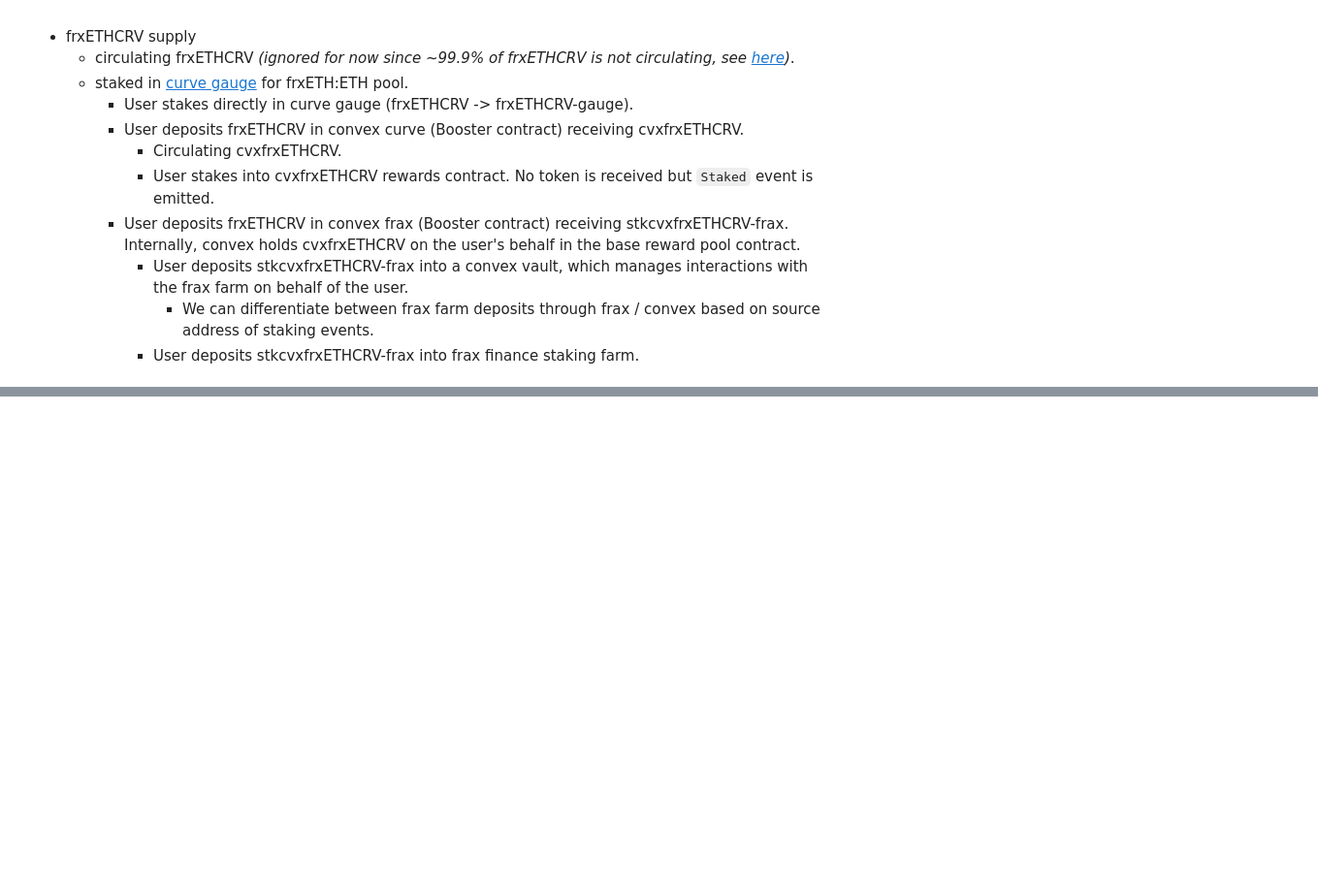
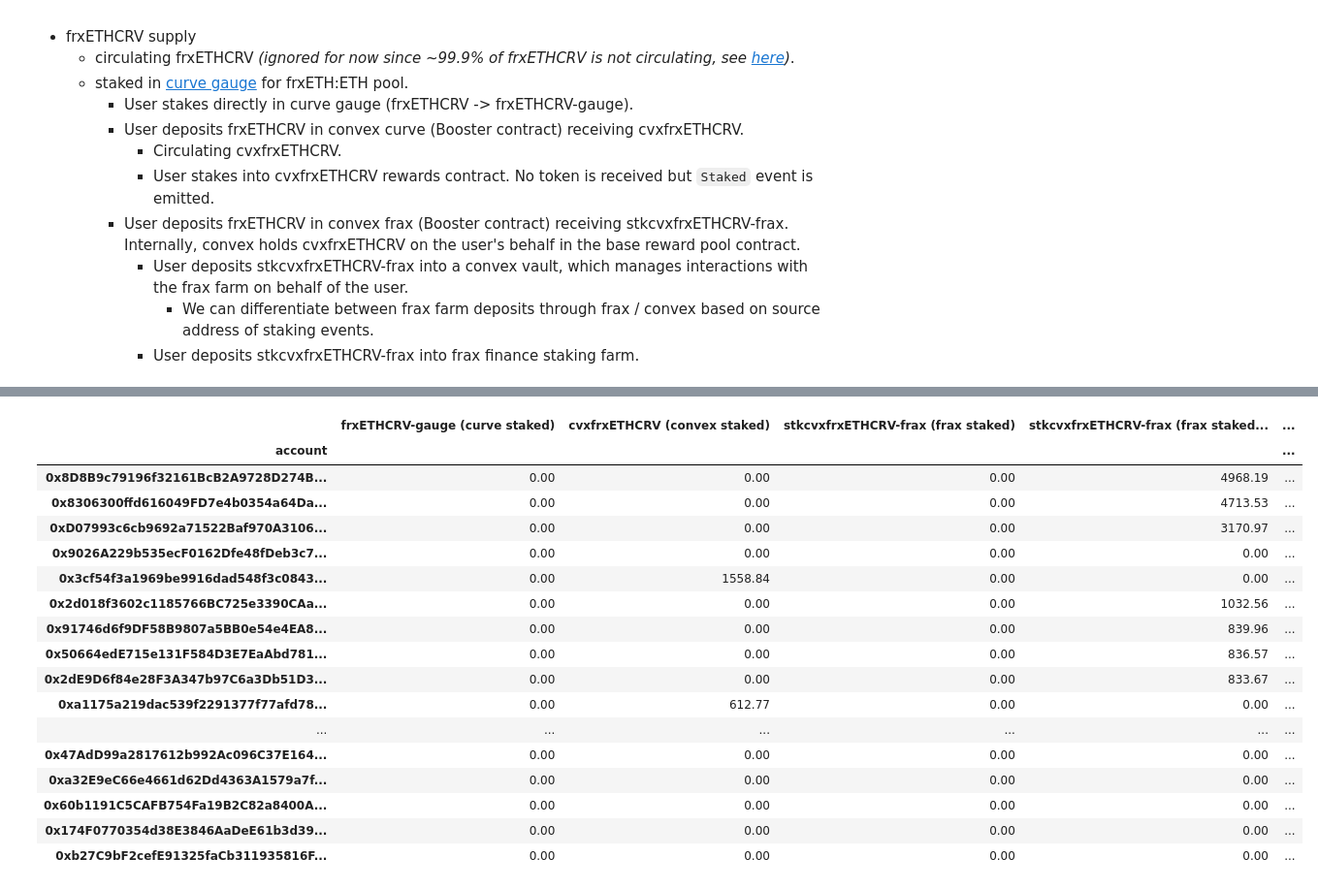
Before and after one commit to bam4564/flywheel, a Jupyter notebook: frxETH.ipynb, the cells around one changed output, grey strips where cells are left out. Shown at 97% size. Saved outputs shown, nothing was run; the diff lists cells and outputs as text; code cells hidden in the pictures; blank space fills up the shorter version.

Commit message:
Finished frxETHCRV analysis

```diff
--- a/frxETH.ipynb
+++ b/frxETH.ipynb
@@ -372,0 +314,4 @@ df_final.head()
+# %%
+df_circ_stkcvxfrxETHCRV_frax = get_erc20_balance_for_all_accounts(ADDRESS_CONVEX_STAKING_WRAPPER_FRAX, 0)
+df_circ_stkcvxfrxETHCRV_frax = remove_nrows_with_value(df_circ_stkcvxfrxETHCRV_frax, ADDRESS_FRAX_FARM_stkcvxfrxETHETH)
+df_circ_stkcvxfrxETHCRV_frax = df_circ_stkcvxfrxETHCRV_frax.rename(columns={'value': 'stkcvxfrxETHCRV-frax (circulating)'})
@@ -372,0 +328,7 @@ df_final.head()
+# %%
+df_convex_staking = remove_nrows_with_value(df_convex, ADDRESS_CONVEX_STAKING_WRAPPER_FRAX, key='account')
+df_convex_staking = (
+    df_convex_staking.rename(columns={'amount': 'cvxfrxETHCRV (convex staked)'})
+    .drop(columns=['platform'])
+)
+# df_convex_staking.head(1)
@@ -372,0 +338,13 @@ df_final.head()
+# %%
+df_frax_frax = df_frax_farm.loc[df_frax_farm.platform == 'frax-farm']
+df_frax_convex = df_frax_farm.loc[df_frax_farm.platform == 'frax-farm-convex']
+df_frax_frax = df_frax_frax.rename(columns={'amount': 'stkcvxfrxETHCRV-frax (frax staked)'})
+df_frax_convex = df_frax_convex.rename(columns={'amount': 'stkcvxfrxETHCRV-frax (frax staked via convex)'})
+df_frax_staking = (
+    df_frax_frax.drop(columns=["platform", 'vault_address'])
+    .merge(
+        df_frax_convex.drop(columns=["platform", 'vault_address']) , how='outer', on='account'
+    )
+    .fillna(0)
+)
+# df_frax_staking.head()
@@ -372,0 +358,14 @@ df_final.head()
+# %%
+dfs = [
+    df_curve_staking,
+    df_convex_staking,
+    df_frax_staking,
+    df_circ_frxETHCRV,
+    df_circ_cvxfrxETHCRV,
+    df_circ_stkcvxfrxETHCRV_frax,
+]
+for i in range(len(dfs)):
+    dfs[i] = dfs[i].set_index('account')
+df = pd.concat(dfs, axis=1).fillna(0)
+value_cols = [c for c in df.columns if c != 'account']
+df['total_frxETHCRV'] = df[value_cols].sum(axis=1)
@@ -402,0 +412,24 @@ ddf(d)
+# %%
+pd.set_option('display.float_format', lambda x: '%.2f' % x)
+ddf(
+    df.sort_values('total_frxETHCRV', ascending=False)
+)
+# %% [output]
+|  | frxETHCRV-gauge (curve staked) | cvxfrxETHCRV (convex staked) | stkcvxfrxETHCRV-frax (frax staked) | stkcvxfrxETHCRV-frax (frax staked... | ... |
+| account |  |  |  |  | ... |
+| 0x8D8B9c79196f32161BcB2A9728D274B... | 0.00 | 0.00 | 0.00 | 4968.19 | ... |
+| 0x8306300ffd616049FD7e4b0354a64Da... | 0.00 | 0.00 | 0.00 | 4713.53 | ... |
+| 0xD07993c6cb9692a71522Baf970A3106... | 0.00 | 0.00 | 0.00 | 3170.97 | ... |
+| 0x9026A229b535ecF0162Dfe48fDeb3c7... | 0.00 | 0.00 | 0.00 | 0.00 | ... |
+| 0x3cf54f3a1969be9916dad548f3c0843... | 0.00 | 1558.84 | 0.00 | 0.00 | ... |
+| 0x2d018f3602c1185766BC725e3390CAa... | 0.00 | 0.00 | 0.00 | 1032.56 | ... |
+| 0x91746d6f9DF58B9807a5BB0e54e4EA8... | 0.00 | 0.00 | 0.00 | 839.96 | ... |
+| 0x50664edE715e131F584D3E7EaAbd781... | 0.00 | 0.00 | 0.00 | 836.57 | ... |
+| 0x2dE9D6f84e28F3A347b97C6a3Db51D3... | 0.00 | 0.00 | 0.00 | 833.67 | ... |
+| 0xa1175a219dac539f2291377f77afd78... | 0.00 | 612.77 | 0.00 | 0.00 | ... |
+| ... | ... | ... | ... | ... | ... |
+| 0x47AdD99a2817612b992Ac096C37E164... | 0.00 | 0.00 | 0.00 | 0.00 | ... |
+| 0xa32E9eC66e4661d62Dd4363A1579a7f... | 0.00 | 0.00 | 0.00 | 0.00 | ... |
+| 0x60b1191C5CAFB754Fa19B2C82a8400A... | 0.00 | 0.00 | 0.00 | 0.00 | ... |
+| 0x174F0770354d38E3846AaDeE61b3d39... | 0.00 | 0.00 | 0.00 | 0.00 | ... |
+| 0xb27C9bF2cefE91325faCb311935816F... | 0.00 | 0.00 | 0.00 | 0.00 | ... |
```
Also changed, not shown: parts of 37 cells of this notebook.
